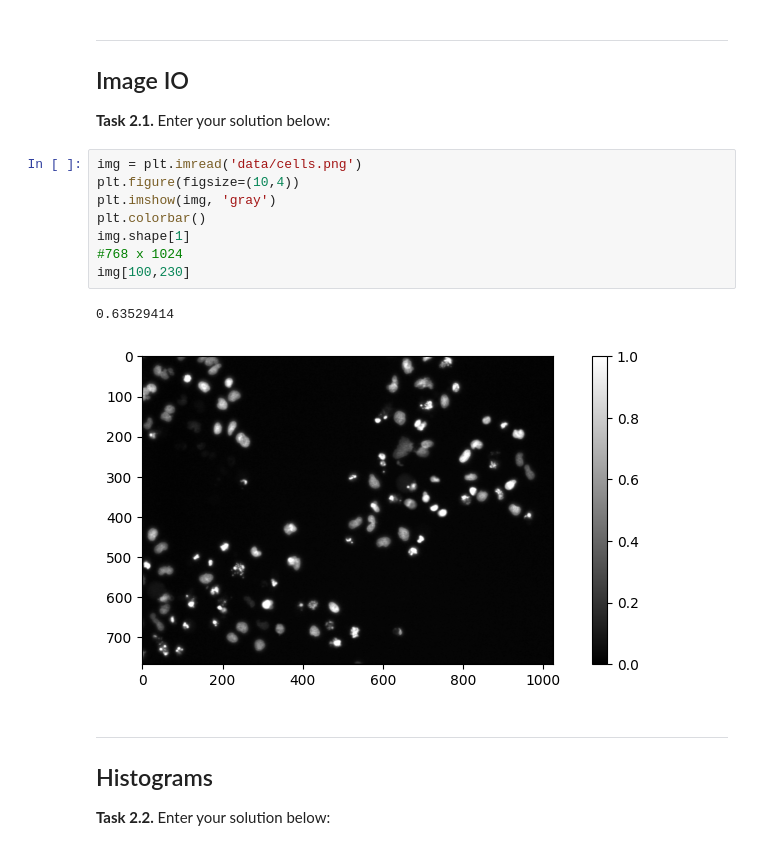
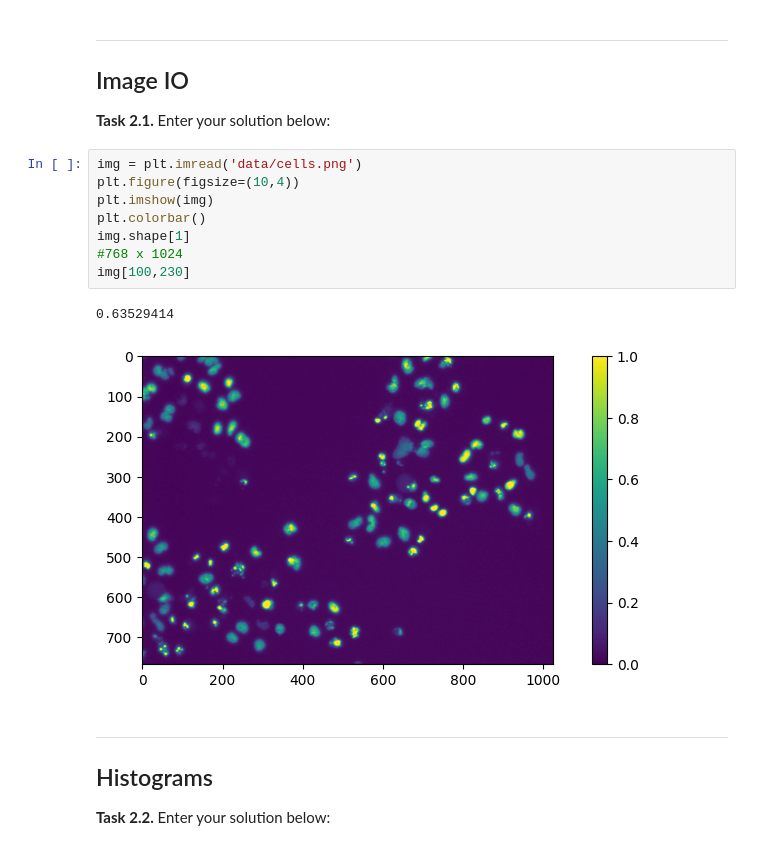
Before and after one commit to tkreusel/mobi-fs3-python, a Jupyter notebook: task2.ipynb, the cells around one changed output. Cells and saved outputs as stored; diff of their text form.

```diff
--- a/task2.ipynb
+++ b/task2.ipynb
@@ -12,14 +12,14 @@ import matplotlib.pyplot as plt
 # %%
 img = plt.imread('data/cells.png')
 plt.figure(figsize=(10,4))
-plt.imshow(img, 'gray')
+plt.imshow(img)
 plt.colorbar()
 img.shape[1]
 #768 x 1024
 img[100,230]
 # %% [output]
 0.63529414
-[figure, old version]
+[figure, new version]
 # %% [markdown]
 ---
 
```
Also changed, not shown: parts of 3 cells of this notebook, 2 other files.
